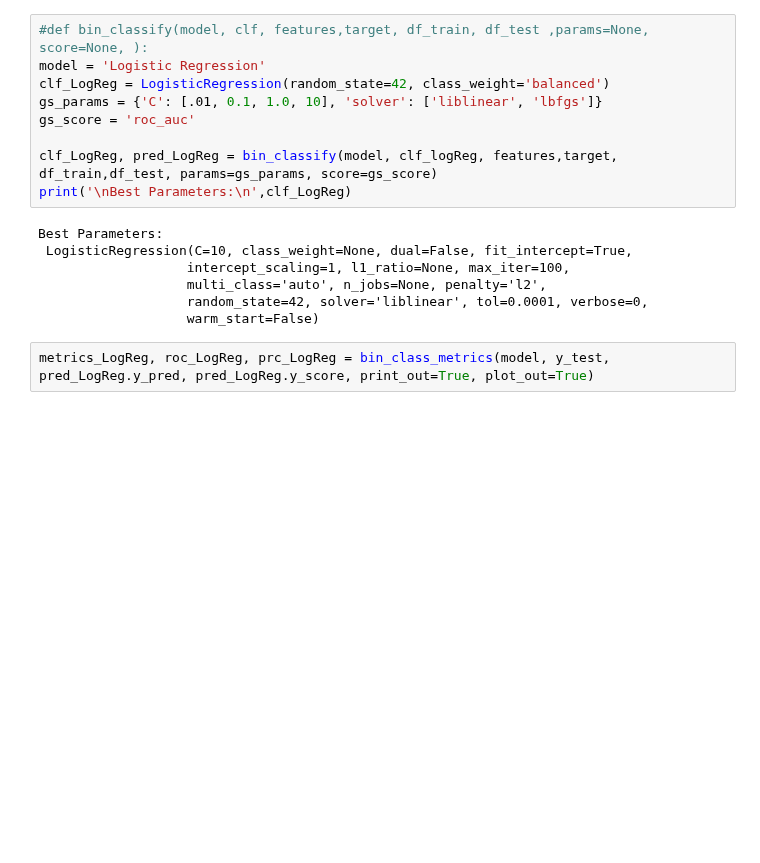
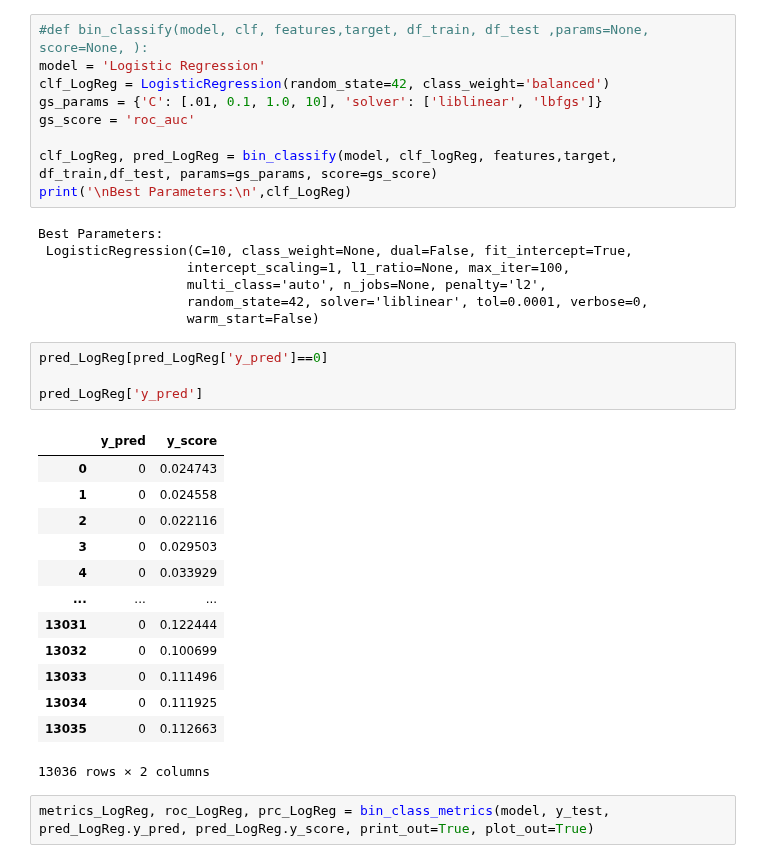
Before and after one commit to RicardoJPedro82/wmillfailprev, a Jupyter notebook: notebooks/Miguel_ModellingFunctions.ipynb, the cells around one changed output. Drawn from its saved outputs; the diff is of its cells as text; blank space fills up the shorter version.

```diff
--- a/notebooks/Miguel_ModellingFunctions.ipynb
+++ b/notebooks/Miguel_ModellingFunctions.ipynb
@@ -363,6 +367,24 @@ Best Parameters:
                    multi_class='auto', n_jobs=None, penalty='l2',
                    random_state=42, solver='liblinear', tol=0.0001, verbose=0,
                    warm_start=False)
+# %%
+pred_LogReg[pred_LogReg['y_pred']==0]
+
+pred_LogReg['y_pred']
+# %% [output]
+|  | y_pred | y_score |
+| 0 | 0 | 0.024743 |
+| 1 | 0 | 0.024558 |
+| 2 | 0 | 0.022116 |
+| 3 | 0 | 0.029503 |
+| 4 | 0 | 0.033929 |
+| ... | ... | ... |
+| 13031 | 0 | 0.122444 |
+| 13032 | 0 | 0.100699 |
+| 13033 | 0 | 0.111496 |
+| 13034 | 0 | 0.111925 |
+| 13035 | 0 | 0.112663 |
+13036 rows × 2 columns
 # %%
 metrics_LogReg, roc_LogReg, prc_LogReg = bin_class_metrics(model, y_test, pred_LogReg.y_pred, pred_LogReg.y_score, print_out=True, plot_out=True)
 # %% [output]
```
Also changed, not shown: parts of 1 cell of this notebook, 1 other file.
